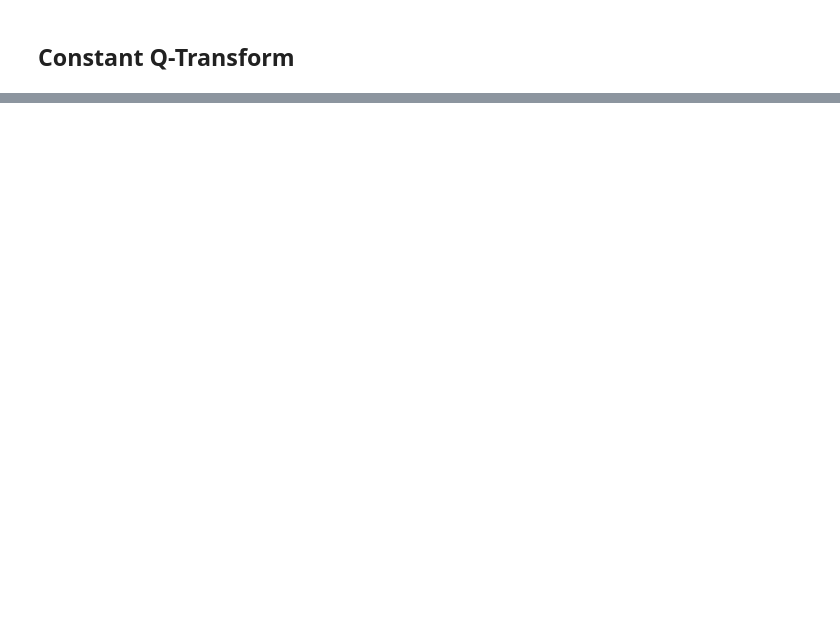
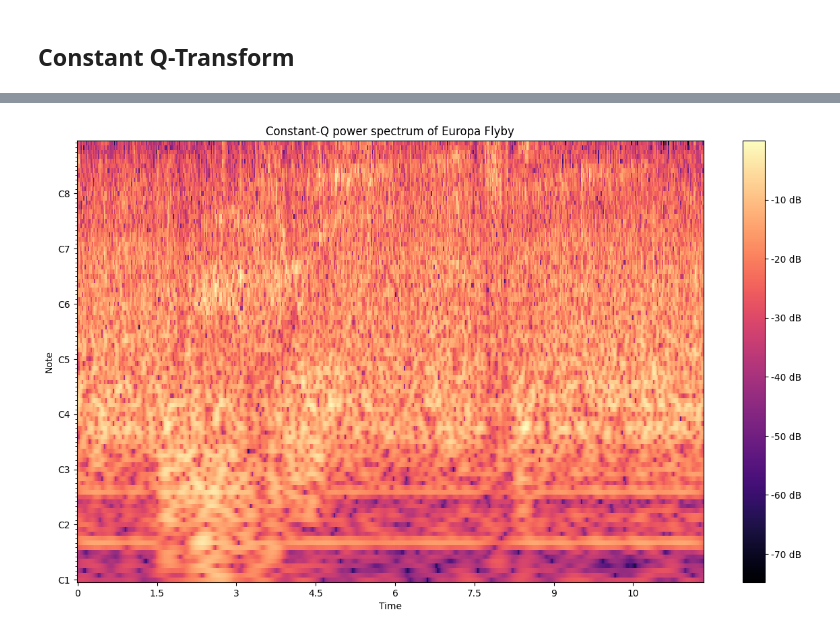
Before and after one commit to Bryan-Az/FeatureEngineering, a Jupyter notebook: Juno_Mission.ipynb, the cells around one changed output, grey strips where cells are left out. Saved outputs shown, nothing was run; the diff lists cells and outputs as text; code cells hidden in the pictures; blank space fills up the shorter version.

```diff
--- a/Juno_Mission.ipynb
+++ b/Juno_Mission.ipynb
@@ -100,0 +158,4 @@ plot_stft_flyby('Europa')
+# %%
+plot_cqt_flyby('Europa', frequency_res_factor=1.6)
+# %% [output]
+[figure, added]
```
Also changed, not shown: parts of 6 cells of this notebook.
